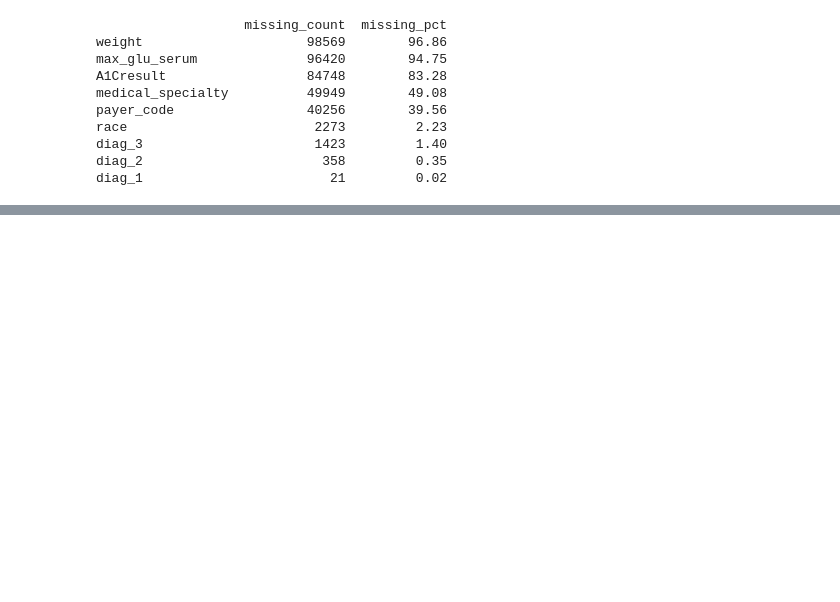
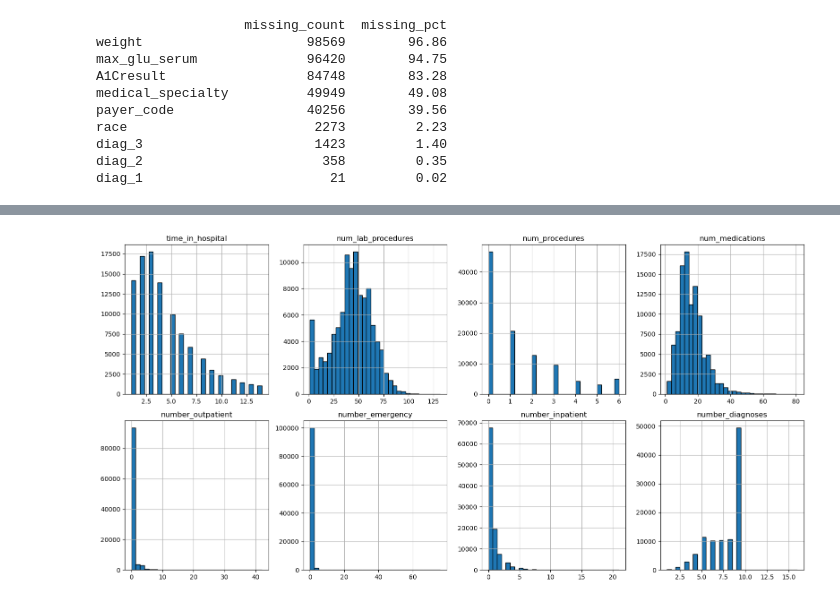
Before and after one commit to sarveshh31/patient-readmission-platform, a Jupyter notebook: notebooks/01_eda.ipynb, the cells around one changed output, grey strips where cells are left out. Saved outputs shown, nothing was run; the diff lists cells and outputs as text; code cells hidden in the pictures; blank space fills up the shorter version.

```diff
--- a/notebooks/01_eda.ipynb
+++ b/notebooks/01_eda.ipynb
@@ -76,0 +138,7 @@ diag_1                        21         0.02
+# %%
+# Numerical features
+num_cols = ['time_in_hospital', 'num_lab_procedures', 'num_procedures',
+            'num_medications', 'number_outpatient', 'number_emergency',
+            'number_inpatient', 'number_diagnoses']
+
+df[num_cols].describe().round(2)
@@ -76,0 +155,10 @@ diag_1                        21         0.02
+# %%
+fig, axes = plt.subplots(2, 4, figsize=(16, 8))
+for ax, col in zip(axes.flatten(), num_cols):
+    df[col].hist(ax=ax, bins=30, edgecolor='black')
+    ax.set_title(col)
+plt.tight_layout()
+plt.savefig('../reports/numerical_distributions.png', dpi=150, bbox_inches='tight')
+plt.show()
+# %% [output]
+[figure, added]
```
Also changed, not shown: parts of 8 cells of this notebook, 1 other file.
